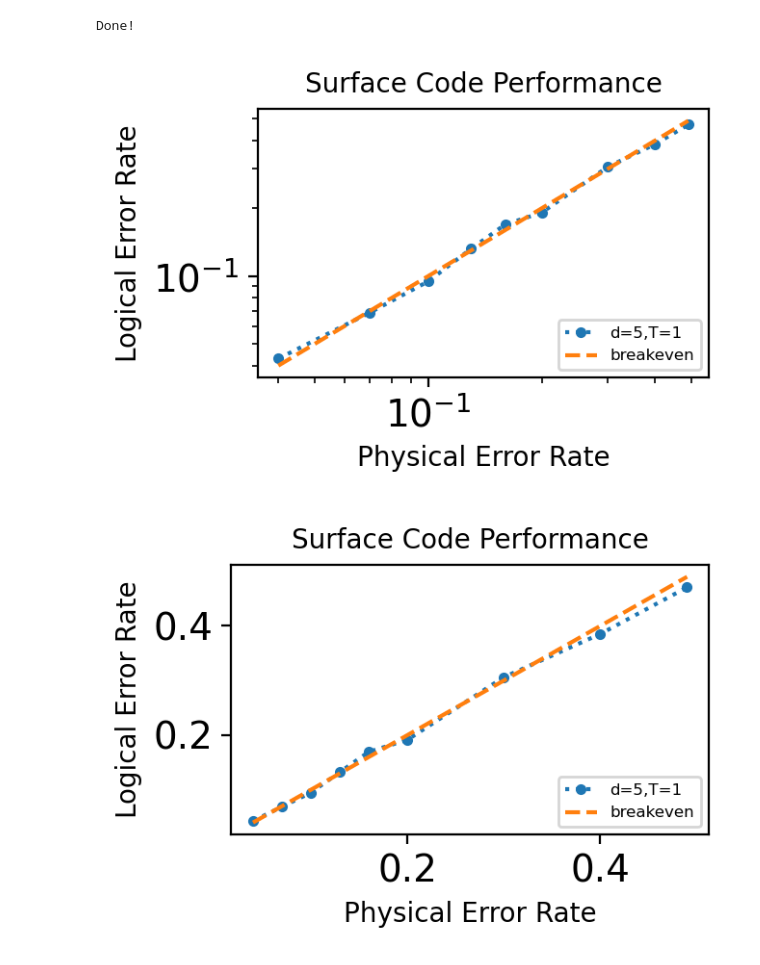
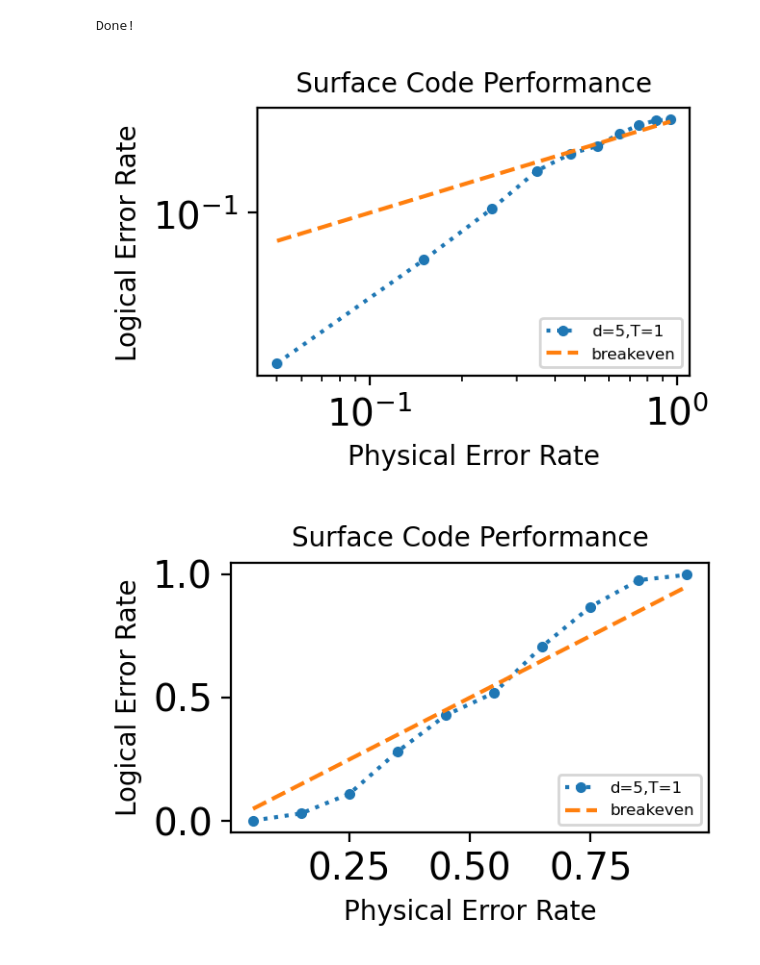
Before and after one commit to yaleqc/qtcodes, a Jupyter notebook: tutorials/rep/3-benchmarking.ipynb, the cells around one changed output. Saved outputs shown, nothing was run; the diff lists cells and outputs as text; code cells hidden in the pictures.

Commit message:
improved benchmarking tools, simulated rep code

```diff
--- a/tutorials/rep/3-benchmarking.ipynb
+++ b/tutorials/rep/3-benchmarking.ipynb
@@ -49,15 +49,15 @@ qubit.draw(output='mpl', fold=50)
 # %% [output]
 [figure]
 # %%
-tool = RotatedSurfaceBenchmark(
-    decoder=RotatedGraphDecoder({"d":d, "T":T}),
+tool = TopologicalBenchmark(
+    decoder=RepetitionGraphDecoder({"d":d, "T":T}),
     circ=qubit.circ,
     noise_model_func=get_noise_model,
     correct_logical_value = 0
 )
 
 print("\nSIMULATE: (d={},T={})\n".format(tool.decoder.params["d"], tool.decoder.params["T"]))
-physical_error_rates = [0.04,0.07, 0.10,0.13,0.16, .2, .3, .4, .49]
+physical_error_rates = [.1*i+.05 for i in range(10)]
 tool.sweep(physical_error_rates=physical_error_rates)
 print("Done!")
 # %% [output]
@@ -66,33 +66,33 @@ Done!
 # %%
 import matplotlib.pyplot as plt
 import numpy as np
 
-analysis = RotatedSurfaceAnalysis()
+analysis = TopologicalAnalysis()
 for log_plot in [True, False]:
     fig = plt.figure(figsize=(3.5, 2.5), dpi=200)
     ax = fig.subplots()
     analysis.params["d"] = int(tool.decoder.params["d"])
     analysis.params["T"] = int(tool.decoder.params["T"])
     analysis.data["physical_error_rates"] = tool.data["physical_error_rates"]
     analysis.data["logical_error_rates"] = tool.data["logical_error_rates"]
     analysis.plot(
         fig=fig,
         ax=ax,
         label="d={},T={}".format(tool.decoder.params["d"], tool.decoder.params["T"]),
         log=log_plot,
     )
     plt.plot(
         tool.data["physical_error_rates"],
         tool.data["physical_error_rates"],
         "--",
         label="breakeven",
     )
     plt.legend(loc="lower right", prop={"size": 6})
     ax.set_xlabel("Physical Error Rate", size=10)
     ax.set_ylabel("Logical Error Rate", size=10)
     ax.set_title("Surface Code Performance", size=10)
     fig.tight_layout()
     plt.show()
 # %% [output]
-[figure, old version]
+[figure, new version]
-[figure, old version]
+[figure, new version]
```
Also changed, not shown: parts of 1 cell of this notebook, 12 other files.
